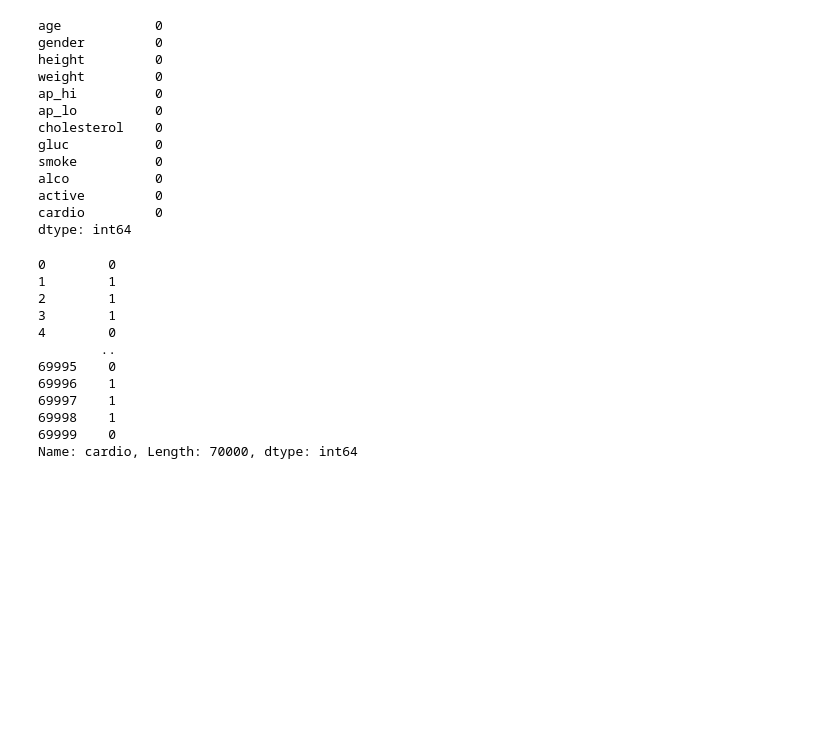
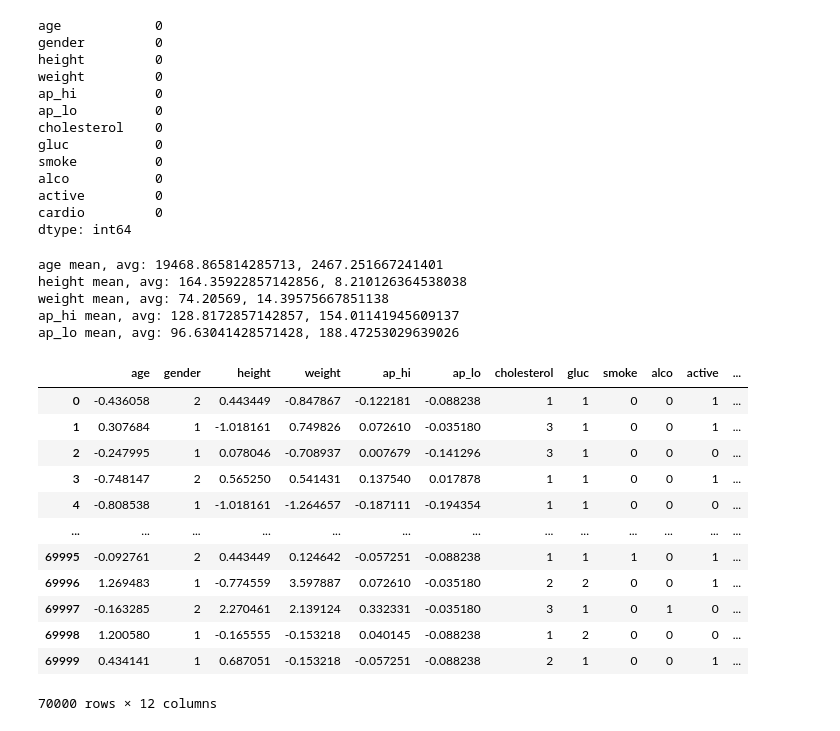
Before and after one commit to MengyangHe1/heart_disease_prediction, a Jupyter notebook: milo_heart_disease_prediction.ipynb, the cells around one changed output. Saved outputs shown, nothing was run; the diff lists cells and outputs as text; code cells hidden in the pictures; blank space fills up the shorter version.

```diff
--- a/milo_heart_disease_prediction.ipynb
+++ b/milo_heart_disease_prediction.ipynb
@@ -79,25 +81,30 @@ alco           0
 active         0
 cardio         0
 dtype: int64
-# %%
-# make normalized dataframe
-df_normalized = df
-for var in ['age', 'height', 'weight', 'ap_hi', 'ap_lo']:
-  df_normalized[]
-# %%
-# logistic regression
-X_log_re = df.drop(columns = ["cardio"])
-Y_log_re = df["cardio"]
-# %% [output]
-0        0
-1        1
-2        1
-3        1
-4        0
-        ..
-69995    0
-69996    1
-69997    1
-69998    1
-69999    0
-Name: cardio, Length: 70000, dtype: int64
+# %%
+df_normalized = df.copy()
+for var in ['age', 'height', 'weight', 'ap_hi', 'ap_lo']:
+  print(var + " mean, avg: " + str(df[var].mean()) + ", " + str(df[var].std()))
+  df_normalized[var] = df[var] - df[var].mean()
+  df_normalized[var] = df_normalized[var].div(df[var].std())
+
+df_normalized
+# %% [output]
+age mean, avg: 19468.865814285713, 2467.251667241401
+height mean, avg: 164.35922857142856, 8.210126364538038
+weight mean, avg: 74.20569, 14.39575667851138
+ap_hi mean, avg: 128.8172857142857, 154.01141945609137
+ap_lo mean, avg: 96.63041428571428, 188.47253029639026
+|  | age | gender | height | weight | ap_hi | ap_lo | cholesterol | gluc | smoke | alco | active | ... |
+| 0 | -0.436058 | 2 | 0.443449 | -0.847867 | -0.122181 | -0.088238 | 1 | 1 | 0 | 0 | 1 | ... |
+| 1 | 0.307684 | 1 | -1.018161 | 0.749826 | 0.072610 | -0.035180 | 3 | 1 | 0 | 0 | 1 | ... |
+| 2 | -0.247995 | 1 | 0.078046 | -0.708937 | 0.007679 | -0.141296 | 3 | 1 | 0 | 0 | 0 | ... |
+| 3 | -0.748147 | 2 | 0.565250 | 0.541431 | 0.137540 | 0.017878 | 1 | 1 | 0 | 0 | 1 | ... |
+| 4 | -0.808538 | 1 | -1.018161 | -1.264657 | -0.187111 | -0.194354 | 1 | 1 | 0 | 0 | 0 | ... |
+| ... | ... | ... | ... | ... | ... | ... | ... | ... | ... | ... | ... | ... |
+| 69995 | -0.092761 | 2 | 0.443449 | 0.124642 | -0.057251 | -0.088238 | 1 | 1 | 1 | 0 | 1 | ... |
+| 69996 | 1.269483 | 1 | -0.774559 | 3.597887 | 0.072610 | -0.035180 | 2 | 2 | 0 | 0 | 1 | ... |
+| 69997 | -0.163285 | 2 | 2.270461 | 2.139124 | 0.332331 | -0.035180 | 3 | 1 | 0 | 1 | 0 | ... |
+| 69998 | 1.200580 | 1 | -0.165555 | -0.153218 | 0.040145 | -0.088238 | 1 | 2 | 0 | 0 | 0 | ... |
+| 69999 | 0.434141 | 1 | 0.687051 | -0.153218 | -0.057251 | -0.088238 | 2 | 1 | 0 | 0 | 1 | ... |
+70000 rows × 12 columns
```
Also changed, not shown: parts of 3 cells of this notebook.
